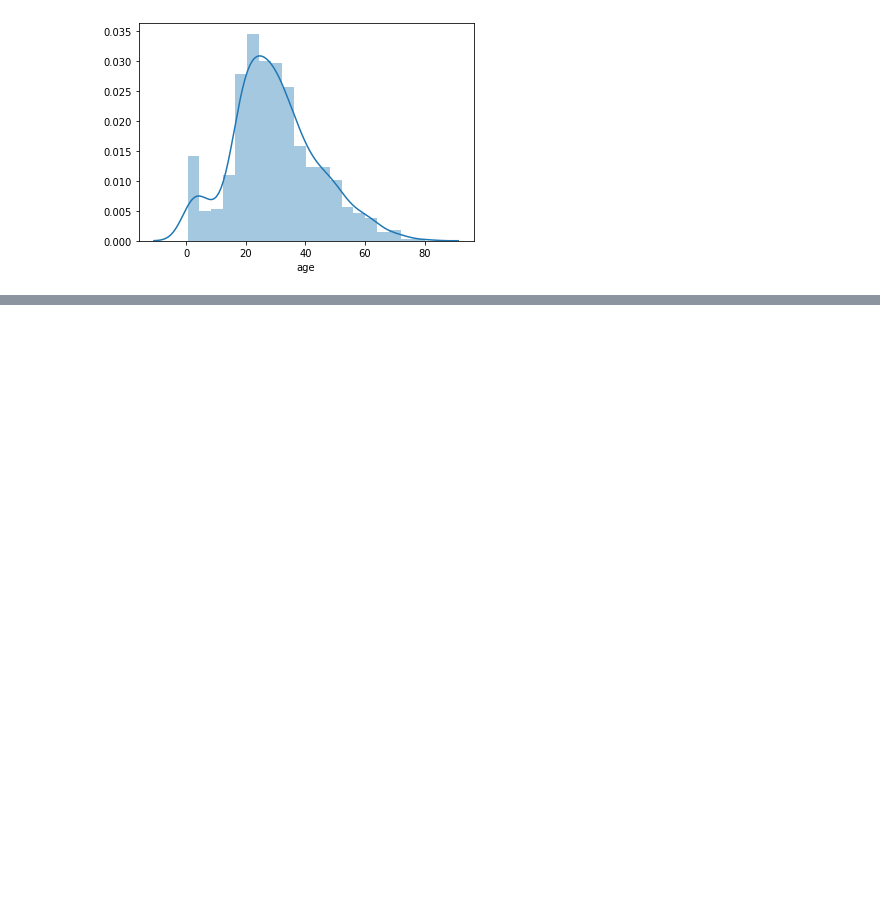
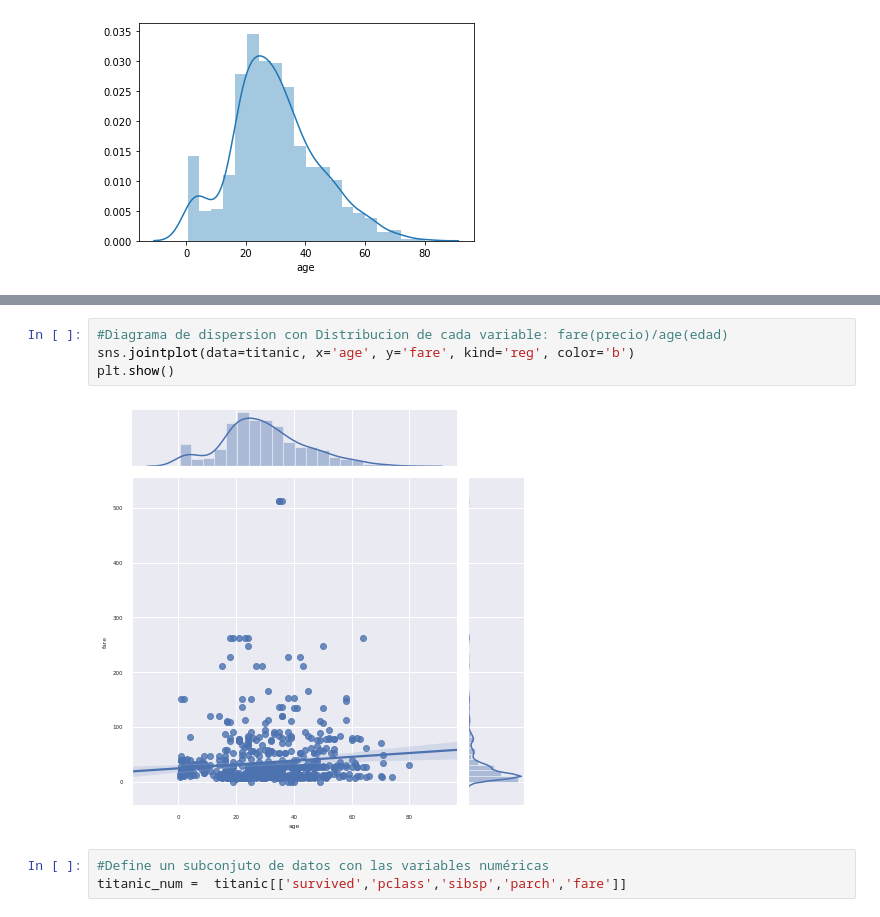
Before and after one commit to irenmaca/07-Visualizacion-de-Datos, a Jupyter notebook: Visualización_AG3.ipynb, the cells around one changed output, grey strips where cells are left out. Drawn from its saved outputs; the diff is of its cells as text; blank space fills up the shorter version.

```diff
--- a/Visualización_AG3.ipynb
+++ b/Visualización_AG3.ipynb
@@ -101,0 +123,9 @@ plt.show( )
+# %%
+#Diagrama de dispersion con Distribucion de cada variable: fare(precio)/age(edad)
+sns.jointplot(data=titanic, x='age', y='fare', kind='reg', color='b')
+plt.show()
+# %% [output]
+[figure, added]
+# %%
+#Define un subconjuto de datos con las variables numéricas
+titanic_num =  titanic[['survived','pclass','sibsp','parch','fare']]
```
Also changed, not shown: parts of 4 cells of this notebook.
